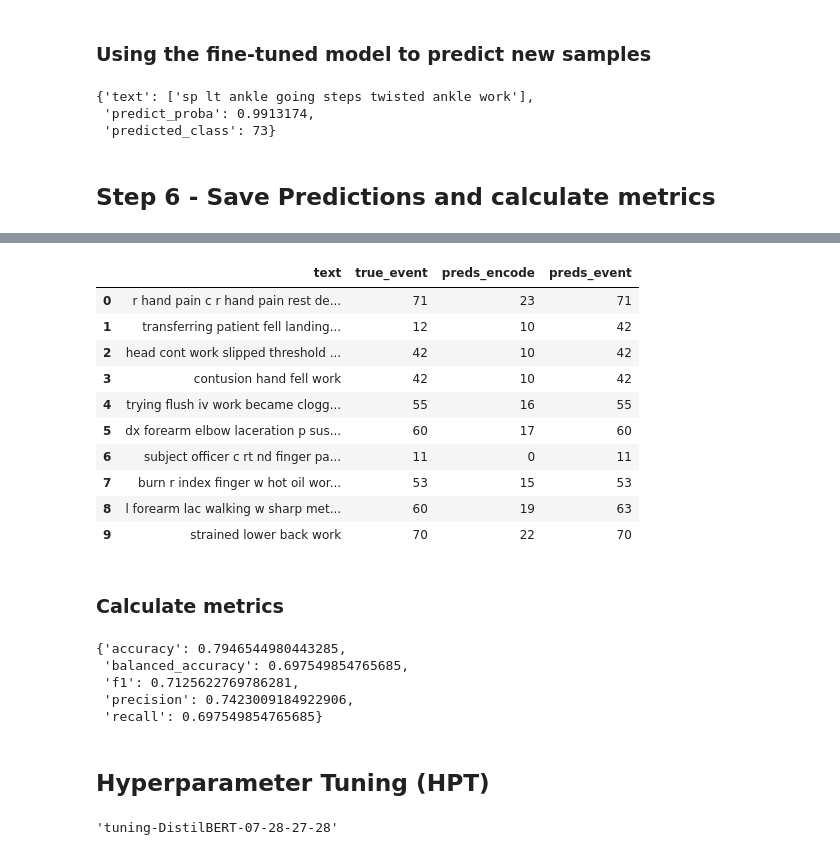
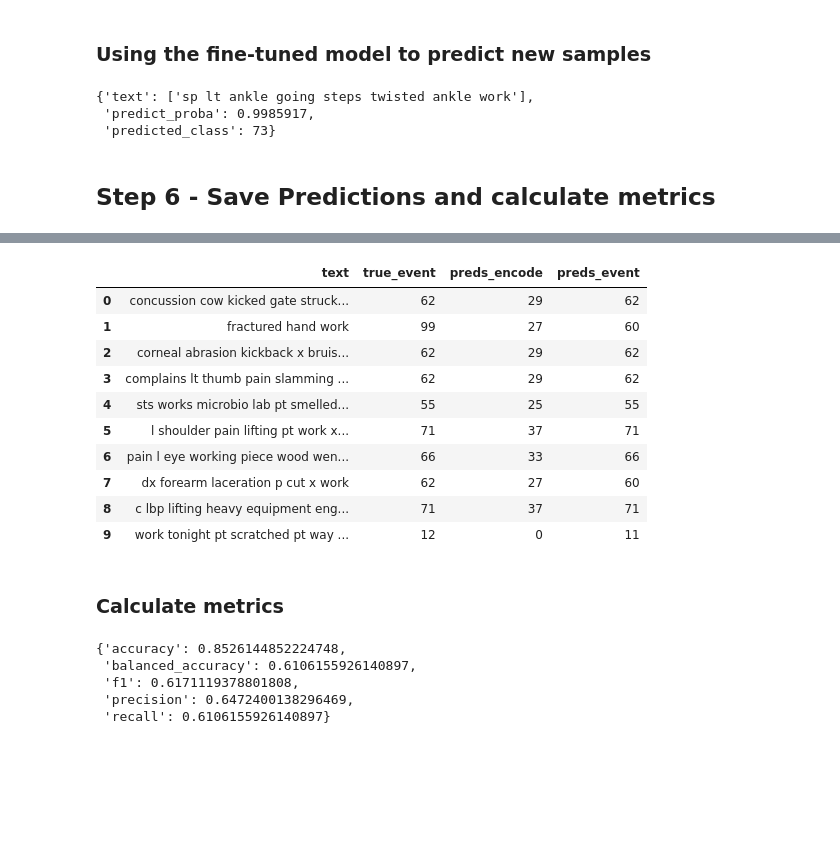
Before and after one commit to mayerantoine/injury-narrative-coding-transformers, a Jupyter notebook: 01-injury_narrative_classification_sagemaker.ipynb, the cells around one changed output, grey strips where cells are left out. Saved outputs shown, nothing was run; the diff lists cells and outputs as text; code cells hidden in the pictures; blank space fills up the shorter version.

Commit message:
evaluate test data

```diff
--- a/01-injury_narrative_classification_sagemaker.ipynb
+++ b/01-injury_narrative_classification_sagemaker.ipynb
@@ -407,13 +446,13 @@ import time
 from time import gmtime, strftime
 from sagemaker.huggingface import HuggingFace
 
-model_name = 'DistilBERT'
+model_name = 'BaseBERT'
 job_name_prefix = f"training-{model_name}"
 timestamp = strftime("-%m-%d-%M-%S", gmtime())
 
 job_name = job_name_prefix + timestamp
 
-_distillbert_estimator = HuggingFace(
+_estimator = HuggingFace(
         base_job_name  = job_name,
         entry_point="train.py",
         source_dir = "./src/",
@@ -445,6 +484,17 @@ _distillbert_estimator = HuggingFace(
         enable_sagemaker_metrics = True
     )
 
-_distillbert_estimator.fit({'train':tfrecord_data_location}, wait=False)
+
+train_data = sagemaker.inputs.TrainingInput(
+    tfrecord_train_location, # Replace None
+    distribution='FullyReplicated'
+)
+
+validation_data = sagemaker.inputs.TrainingInput(
+    tfrecord_valid_location, # Replace None
+    distribution='FullyReplicated'
+)
+
+_estimator.fit({'train':train_data,'validation':validation_data}, wait=False)
 # %% [markdown]
 ### Download the trained distilbert model
@@ -471,6 +523,7 @@ def download_model(sagemaker_session,job_name,estimator = None):
     return s3_model_path, modeldesc['HyperParameters']
 # %%
 #downloading model
+job_name = 'training-BaseBERT-08-02-58-54-2021-08-02-19-58-55-017'
 s3_model_path, hp = download_model(sagemaker_session,job_name)
 
 print(s3_model_path)
@@ -496,0 +548,4 @@ WARNING:tensorflow:SavedModel saved prior to TF 2.5 detected when loading Keras
+# %%
+model_name = 'BaseBERT'
+job_name = 'training-BaseBERT-08-02-58-54-2021-08-02-19-58-55-017'
+loaded_model = extract_data_load_model(job_name,model_name)
@@ -588,10 +647,10 @@ def distilBert_create_predictor(model, encoder,model_name, max_len,text):
                 }
 # %%
 x = 'sp lt ankle going steps twisted ankle work'
-distilBert_create_predictor(loaded_model, encoder,MODEL_NAME, MAX_LEN,x)
+_create_predictor(loaded_model, encoder,MODEL_NAME, MAX_LEN,x)
 # %% [output]
 {'text': ['sp lt ankle going steps twisted ankle work'],
- 'predict_proba': 0.9913174,
+ 'predict_proba': 0.9985917,
  'predicted_class': 73}
 # %% [markdown]
 ## Step 6 - Save Predictions and calculate metrics
@@ -599,12 +658,12 @@ distilBert_create_predictor(loaded_model, encoder,MODEL_NAME, MAX_LEN,x)
 %%time
 import numpy as np
 
-model_name = 'distilbert-base-uncased'
+model_name = 'bert-base-uncased'
 x = X_valid_processed.tolist()
 y = y_valid.tolist()
 
-def distilbert_batch_predict(model, encoder,model_name, max_len,x,y) :
-    tkzr = DistilBertTokenizerFast.from_pretrained(model_name)
+def _batch_predict(model, encoder,model_name, max_len,x,y) :
+    tkzr = AutoTokenizer.from_pretrained(model_name)
     encodings_x =  tkzr(x, max_length=MAX_LEN, truncation=True, padding='max_length',return_tensors='tf')
     tfdataset = construct_tfdataset(encodings_x).batch(32)
     preds = loaded_model.predict(tfdataset)
@@ -623,7 +682,7 @@ def distilbert_batch_predict(model, encoder,model_name, max_len,x,y) :
 
     return results
 
-results = distilbert_batch_predict(loaded_model,encoder,model_name,MAX_LEN,x,y)
+results = _batch_predict(loaded_model,encoder,model_name,MAX_LEN,x,y)
 results.to_csv('solution.csv')
 results.head(10)
 # %% [output]
@@ -633,14 +692,14 @@ Wall time: 16.9 s
 |  | text | true_event | preds_encode | preds_event |
-| 0 | r hand pain c r hand pain rest de... | 71 | 23 | 71 |
-| 1 | transferring patient fell landing... | 12 | 10 | 42 |
-| 2 | head cont work slipped threshold ... | 42 | 10 | 42 |
-| 3 | contusion hand fell work | 42 | 10 | 42 |
-| 4 | trying flush iv work became clogg... | 55 | 16 | 55 |
-| 5 | dx forearm elbow laceration p sus... | 60 | 17 | 60 |
-| 6 | subject officer c rt nd finger pa... | 11 | 0 | 11 |
-| 7 | burn r index finger w hot oil wor... | 53 | 15 | 53 |
-| 8 | l forearm lac walking w sharp met... | 60 | 19 | 63 |
-| 9 | strained lower back work | 70 | 22 | 70 |
+| 0 | concussion cow kicked gate struck... | 62 | 29 | 62 |
+| 1 | fractured hand work | 99 | 27 | 60 |
+| 2 | corneal abrasion kickback x bruis... | 62 | 29 | 62 |
+| 3 | complains lt thumb pain slamming ... | 62 | 29 | 62 |
+| 4 | sts works microbio lab pt smelled... | 55 | 25 | 55 |
+| 5 | l shoulder pain lifting pt work x... | 71 | 37 | 71 |
+| 6 | pain l eye working piece wood wen... | 66 | 33 | 66 |
+| 7 | dx forearm laceration p cut x work | 62 | 27 | 60 |
+| 8 | c lbp lifting heavy equipment eng... | 71 | 37 | 71 |
+| 9 | work tonight pt scratched pt way ... | 12 | 0 | 11 |
 # %% [markdown]
 ### Calculate metrics
 # %%
@@ -665,17 +724,8 @@ def compute_metrics(pred):
 
 compute_metrics(results)
 # %% [output]
-{'accuracy': 0.7946544980443285,
- 'balanced_accuracy': 0.697549854765685,
- 'f1': 0.7125622769786281,
- 'precision': 0.7423009184922906,
- 'recall': 0.697549854765685}
+{'accuracy': 0.8526144852224748,
+ 'balanced_accuracy': 0.6106155926140897,
+ 'f1': 0.6171119378801808,
+ 'precision': 0.6472400138296469,
+ 'recall': 0.6106155926140897}
-# %% [markdown]
-## Hyperparameter Tuning (HPT)
-# %%
-tuning_job_name_prefix = f"tuning-{model_name}"
-timestamp = strftime("-%m-%d-%M-%S", gmtime())
-base_tuning_job_name = tuning_job_name_prefix + timestamp
-base_tuning_job_name
-# %% [output]
-'tuning-DistilBERT-07-28-27-28'
```
Also changed, not shown: parts of 37 cells of this notebook, 6 other files.
